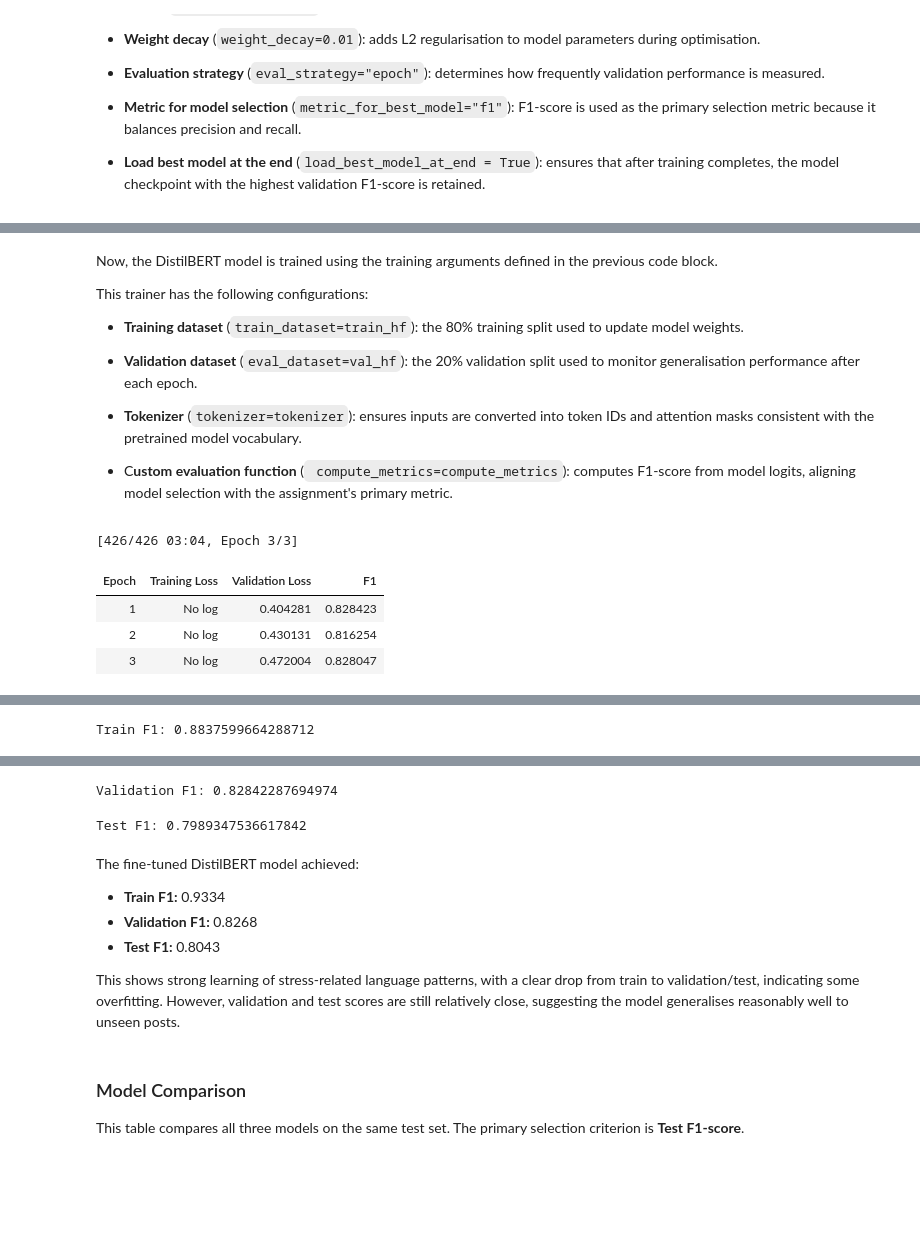
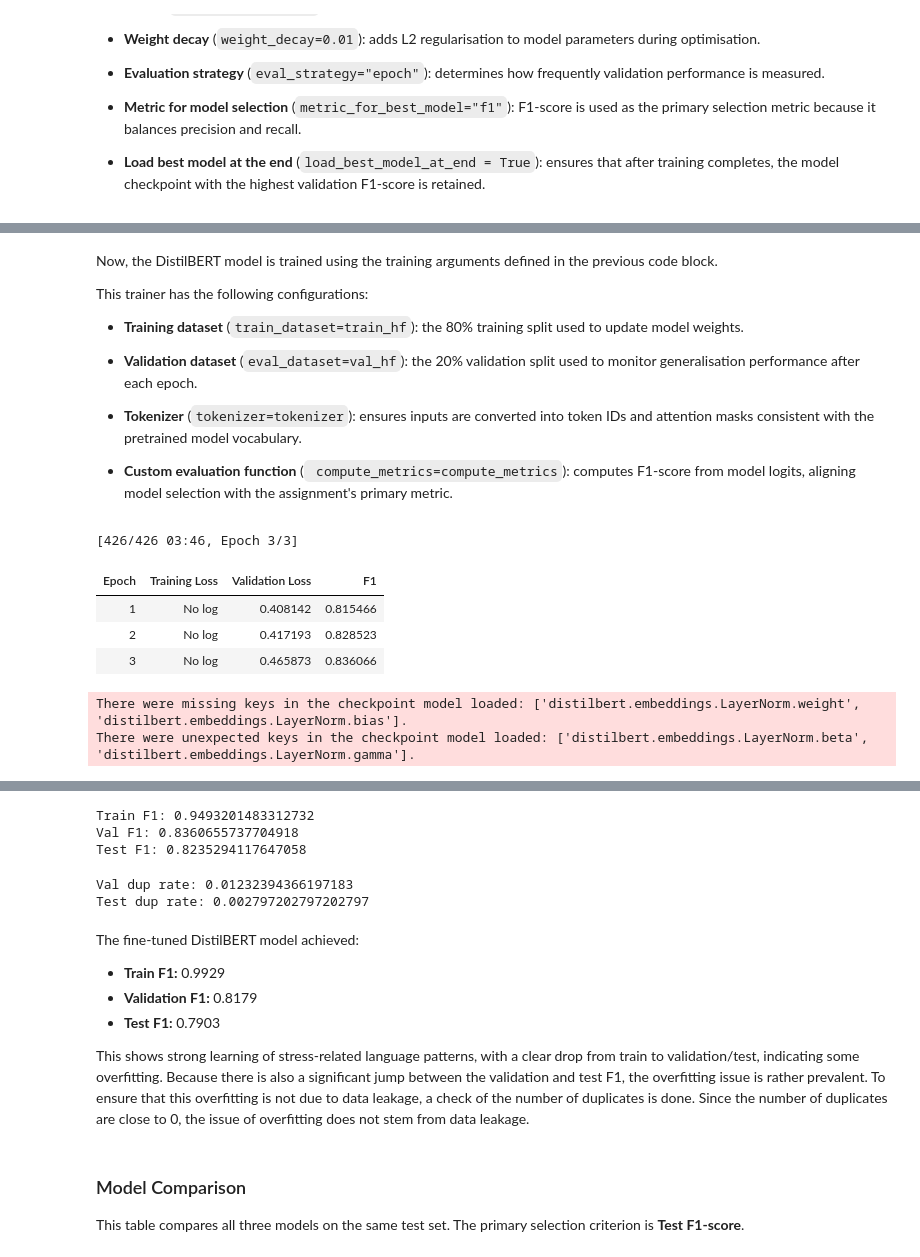
Before and after one commit to nodokak1/DSA4262, a Jupyter notebook: Assignment_2/Assignment2.ipynb, the cells around one changed output, grey strips where cells are left out. Drawn from its saved outputs; the diff is of its cells as text; code cells hidden in the pictures; blank space fills up the shorter version.

````diff
--- a/Assignment_2/Assignment2.ipynb
+++ b/Assignment_2/Assignment2.ipynb
@@ -62,3 +81,6 @@ display(train_df.head())
+# %%
+train_df = pd.read_csv("data/dreaddit_train.csv")
+test_df = pd.read_csv("data/dreaddit_test.csv")
 # %%
 print(train_df.columns)
 print(train_df.info())
@@ -302,12 +337,10 @@ The following hyperparameters are set:
 
 - **Load best model at the end** (```load_best_model_at_end = True```): ensures that after training completes, the model checkpoint with the highest validation F1-score is retained.
 # %%
-metric_f1 = evaluate.load("f1")
-
 def compute_metrics(eval_pred):
     logits, labels = eval_pred
     preds = np.argmax(logits, axis=1)
-    return {"f1": metric_f1.compute(predictions=preds, references=labels)["f1"]}
+    return {"f1": f1_score(labels, preds)}
 
 model = AutoModelForSequenceClassification.from_pretrained(
     bert_name,
@@ -350,31 +397,34 @@ This trainer has the following configurations:
 
 
 
-- C**ustom evaluation function** (``` compute_metrics=compute_metrics```): computes F1-score from model logits, aligning model selection with the assignment's primary metric.
+- **Custom evaluation function** (``` compute_metrics=compute_metrics```): computes F1-score from model logits, aligning model selection with the assignment's primary metric.
 # %%
+data_collator = DataCollatorWithPadding(tokenizer=tokenizer)
+
 trainer = Trainer(
     model=model,
     args=training_args,
-    train_dataset=train_hf,
-    eval_dataset=val_hf,
-    tokenizer=tokenizer,
+    train_dataset=train_dataset,
+    eval_dataset=val_dataset,
+    data_collator=data_collator,
     compute_metrics=compute_metrics
 )
 
 trainer.train()
-train_metrics = trainer.evaluate(train_hf)
-print("Train F1:", train_metrics["eval_f1"])
 
-val_metrics = trainer.evaluate(val_hf)
-print("Validation F1:", val_metrics["eval_f1"])
+train_out = trainer.predict(train_dataset)
+val_out   = trainer.predict(val_dataset)
+test_out  = trainer.predict(test_dataset)
 
-test_metrics = trainer.evaluate(test_hf)
-print("Test F1:", test_metrics["eval_f1"])
+print("Train F1:", compute_metrics((train_out.predictions, train_out.label_ids))["f1"])
+print("Val F1:",   compute_metrics((val_out.predictions,   val_out.label_ids))["f1"])
+print("Test F1:",  compute_metrics((test_out.predictions,  test_out.label_ids))["f1"])
 # %% [output]
-[426/426 03:04, Epoch 3/3]
+[426/426 03:46, Epoch 3/3]
 | Epoch | Training Loss | Validation Loss | F1 |
-| 1 | No log | 0.404281 | 0.828423 |
-| 2 | No log | 0.430131 | 0.816254 |
-| 3 | No log | 0.472004 | 0.828047 |
+| 1 | No log | 0.408142 | 0.815466 |
+| 2 | No log | 0.417193 | 0.828523 |
+| 3 | No log | 0.465873 | 0.836066 |
+There were missing keys in the checkpoint model loaded: ['distilbert.embeddings.LayerNorm.weight', 'distilbert.embeddings.LayerNorm.bias'].
+There were unexpected keys in the checkpoint model loaded: ['distilbert.embeddings.LayerNorm.beta', 'distilbert.embeddings.LayerNorm.gamma'].
 [interactive output not drawn]
-Train F1: 0.8837599664288712
@@ -381,13 +433,24 @@ Train F1: 0.8837599664288712
-Validation F1: 0.82842287694974
+Train F1: 0.9493201483312732
+Val F1: 0.8360655737704918
+Test F1: 0.8235294117647058
-Test F1: 0.7989347536617842
+# %%
+train_texts = set(train_split_df["text"].astype(str))
+val_dupes = val_split_df["text"].astype(str).isin(train_texts).mean()
+test_dupes = test_df["text"].astype(str).isin(train_texts).mean()
+
+print("Val dup rate:", val_dupes)
+print("Test dup rate:", test_dupes)
+# %% [output]
+Val dup rate: 0.01232394366197183
+Test dup rate: 0.002797202797202797
 # %% [markdown]
 The fine-tuned DistilBERT model achieved:
 
-- **Train F1:** 0.9334
-- **Validation F1:** 0.8268
-- **Test F1:** 0.8043
+- **Train F1:** 0.9929
+- **Validation F1:** 0.8179
+- **Test F1:** 0.7903
 
-This shows strong learning of stress-related language patterns, with a clear drop from train to validation/test, indicating some overfitting. However, validation and test scores are still relatively close, suggesting the model generalises reasonably well to unseen posts.
+This shows strong learning of stress-related language patterns, with a clear drop from train to validation/test, indicating some overfitting. Because there is also a significant jump between the validation and test F1, the overfitting issue is rather prevalent. To ensure that this overfitting is not due to data leakage, a check of the number of duplicates is done. Since the number of duplicates are close to 0, the issue of overfitting does not stem from data leakage.
 # %% [markdown]
 ### Model Comparison
 This table compares all three models on the same test set. The primary selection criterion is **Test F1-score**.
````
Also changed, not shown: parts of 38 cells of this notebook, 3 other files.
